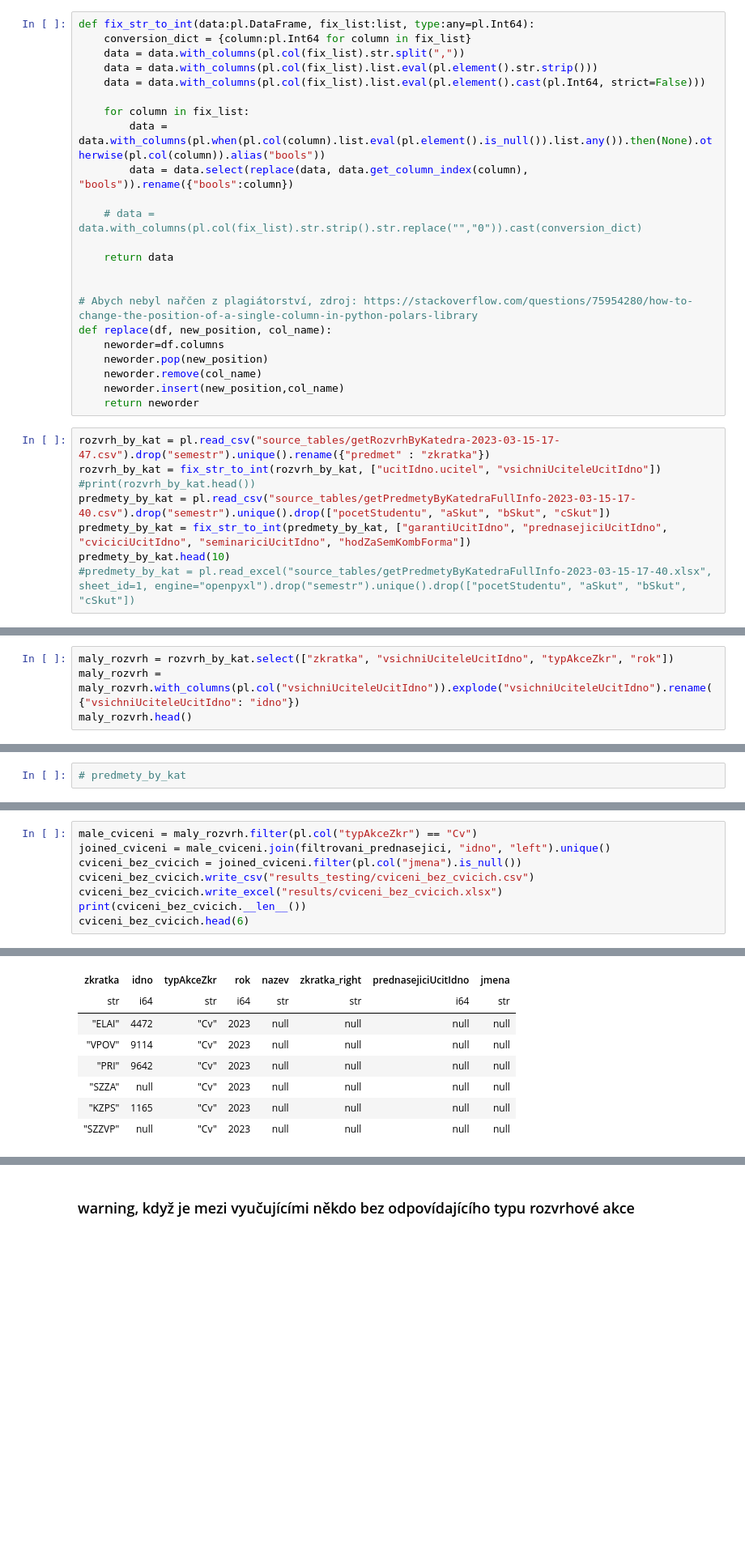
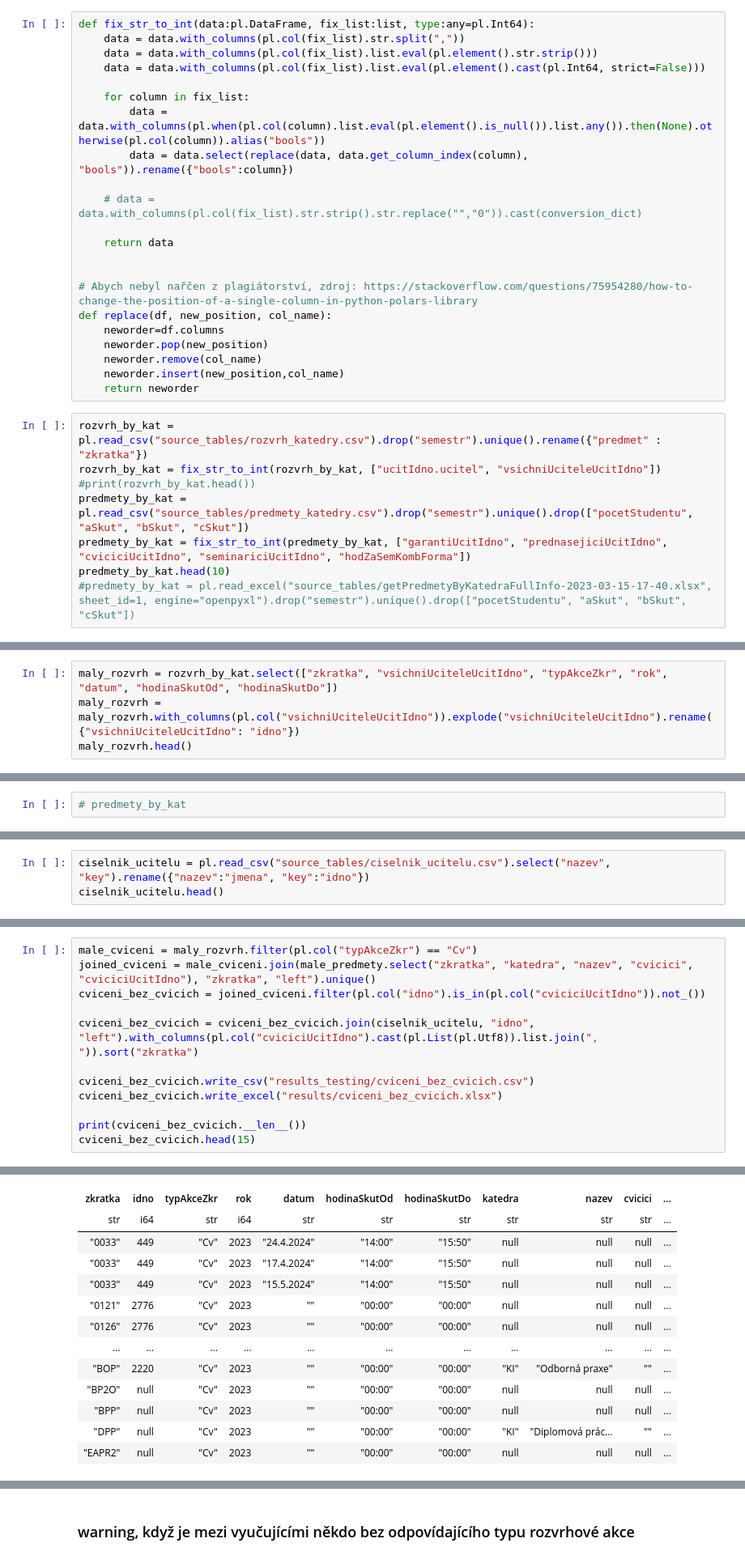
Before and after one commit to MFVS/kontrola-rozvrhu-extended, a Jupyter notebook: stag_bombator1.1.b1.ipynb, the cells around one changed output, grey strips where cells are left out. Shown at 81% size. Saved outputs shown, nothing was run; the diff lists cells and outputs as text; blank space fills up the shorter version.

```diff
--- a/stag_bombator1.1.b1.ipynb
+++ b/stag_bombator1.1.b1.ipynb
@@ -3,7 +3,6 @@ import polars as pl
 from pprint import pprint
 # %%
 def fix_str_to_int(data:pl.DataFrame, fix_list:list, type:any=pl.Int64):
-    conversion_dict = {column:pl.Int64 for column in fix_list}
     data = data.with_columns(pl.col(fix_list).str.split(","))
     data = data.with_columns(pl.col(fix_list).list.eval(pl.element().str.strip()))
     data = data.with_columns(pl.col(fix_list).list.eval(pl.element().cast(pl.Int64, strict=False)))
@@ -25,10 +24,10 @@ def replace(df, new_position, col_name):
     neworder.insert(new_position,col_name)
     return neworder
 # %%
-rozvrh_by_kat = pl.read_csv("source_tables/getRozvrhByKatedra-2023-03-15-17-47.csv").drop("semestr").unique().rename({"predmet" : "zkratka"})
+rozvrh_by_kat = pl.read_csv("source_tables/rozvrh_katedry.csv").drop("semestr").unique().rename({"predmet" : "zkratka"})
 rozvrh_by_kat = fix_str_to_int(rozvrh_by_kat, ["ucitIdno.ucitel", "vsichniUciteleUcitIdno"])
 #print(rozvrh_by_kat.head())
-predmety_by_kat = pl.read_csv("source_tables/getPredmetyByKatedraFullInfo-2023-03-15-17-40.csv").drop("semestr").unique().drop(["pocetStudentu", "aSkut", "bSkut", "cSkut"])
+predmety_by_kat = pl.read_csv("source_tables/predmety_katedry.csv").drop("semestr").unique().drop(["pocetStudentu", "aSkut", "bSkut", "cSkut"])
 predmety_by_kat = fix_str_to_int(predmety_by_kat, ["garantiUcitIdno", "prednasejiciUcitIdno", "cviciciUcitIdno", "seminariciUcitIdno", "hodZaSemKombForma"])
 predmety_by_kat.head(10)
 #predmety_by_kat = pl.read_excel("source_tables/getPredmetyByKatedraFullInfo-2023-03-15-17-40.xlsx", sheet_id=1, engine="openpyxl").drop("semestr").unique().drop(["pocetStudentu", "aSkut", "bSkut", "cSkut"])
@@ -274,5 +273,5 @@ shape: (5, 54)
 # %%
-maly_rozvrh = rozvrh_by_kat.select(["zkratka", "vsichniUciteleUcitIdno", "typAkceZkr", "rok"])
+maly_rozvrh = rozvrh_by_kat.select(["zkratka", "vsichniUciteleUcitIdno", "typAkceZkr", "rok", "datum", "hodinaSkutOd", "hodinaSkutDo"])
 maly_rozvrh = maly_rozvrh.with_columns(pl.col("vsichniUciteleUcitIdno")).explode("vsichniUciteleUcitIdno").rename({"vsichniUciteleUcitIdno": "idno"})
 maly_rozvrh.head()
 # %% [output]
@@ -301,0 +301,3 @@ shape: (5, 69)
+# %%
+ciselnik_ucitelu = pl.read_csv("source_tables/ciselnik_ucitelu.csv").select("nazev", "key").rename({"nazev":"jmena", "key":"idno"})
+ciselnik_ucitelu.head()
@@ -363,9 +380,13 @@ cvicici_bez_cviceni.select("nazev", "zkratka", "cviciciUcitIdno").sort("cviciciU
 # %%
 male_cviceni = maly_rozvrh.filter(pl.col("typAkceZkr") == "Cv")
-joined_cviceni = male_cviceni.join(filtrovani_prednasejici, "idno", "left").unique()
-cviceni_bez_cvicich = joined_cviceni.filter(pl.col("jmena").is_null())
+joined_cviceni = male_cviceni.join(male_predmety.select("zkratka", "katedra", "nazev", "cvicici", "cviciciUcitIdno"), "zkratka", "left").unique()
+cviceni_bez_cvicich = joined_cviceni.filter(pl.col("idno").is_in(pl.col("cviciciUcitIdno")).not_())
+
+cviceni_bez_cvicich = cviceni_bez_cvicich.join(ciselnik_ucitelu, "idno", "left").with_columns(pl.col("cviciciUcitIdno").cast(pl.List(pl.Utf8)).list.join(", ")).sort("zkratka")
+
 cviceni_bez_cvicich.write_csv("results_testing/cviceni_bez_cvicich.csv")
 cviceni_bez_cvicich.write_excel("results/cviceni_bez_cvicich.xlsx")
+
 print(cviceni_bez_cvicich.__len__())
-cviceni_bez_cvicich.head(6)
+cviceni_bez_cvicich.head(15)
 # %% [output]
@@ -374,11 +395,16 @@ shape: (6, 8)
-| zkratka | idno | typAkceZkr | rok | nazev | zkratka_right | prednasejiciUcitIdno | jmena |
-| str | i64 | str | i64 | str | str | i64 | str |
-| "ELAI" | 4472 | "Cv" | 2023 | null | null | null | null |
-| "VPOV" | 9114 | "Cv" | 2023 | null | null | null | null |
-| "PRI" | 9642 | "Cv" | 2023 | null | null | null | null |
-| "SZZA" | null | "Cv" | 2023 | null | null | null | null |
-| "KZPS" | 1165 | "Cv" | 2023 | null | null | null | null |
-| "SZZVP" | null | "Cv" | 2023 | null | null | null | null |
+| zkratka | idno | typAkceZkr | rok | datum | hodinaSkutOd | hodinaSkutDo | katedra | nazev | cvicici | ... |
+| str | i64 | str | i64 | str | str | str | str | str | str | ... |
+| "0033" | 449 | "Cv" | 2023 | "24.4.2024" | "14:00" | "15:50" | null | null | null | ... |
+| "0033" | 449 | "Cv" | 2023 | "17.4.2024" | "14:00" | "15:50" | null | null | null | ... |
+| "0033" | 449 | "Cv" | 2023 | "15.5.2024" | "14:00" | "15:50" | null | null | null | ... |
+| "0121" | 2776 | "Cv" | 2023 | "" | "00:00" | "00:00" | null | null | null | ... |
+| "0126" | 2776 | "Cv" | 2023 | "" | "00:00" | "00:00" | null | null | null | ... |
+| … | … | … | … | … | … | … | … | … | … | ... |
+| "BOP" | 2220 | "Cv" | 2023 | "" | "00:00" | "00:00" | "KI" | "Odborná praxe" | "" | ... |
+| "BP2O" | null | "Cv" | 2023 | "" | "00:00" | "00:00" | null | null | null | ... |
+| "BPP" | null | "Cv" | 2023 | "" | "00:00" | "00:00" | null | null | null | ... |
+| "DPP" | null | "Cv" | 2023 | "" | "00:00" | "00:00" | "KI" | "Diplomová prác… | "" | ... |
+| "EAPR2" | null | "Cv" | 2023 | "" | "00:00" | "00:00" | null | null | null | ... |
 # %%
 # seminařicí nemá seminář:
 filtrovani_seminarici = male_predmety.select("nazev", "zkratka", "seminariciUcitIdno").explode("seminariciUcitIdno")
```
Also changed, not shown: parts of 19 cells of this notebook, 22 other files.
